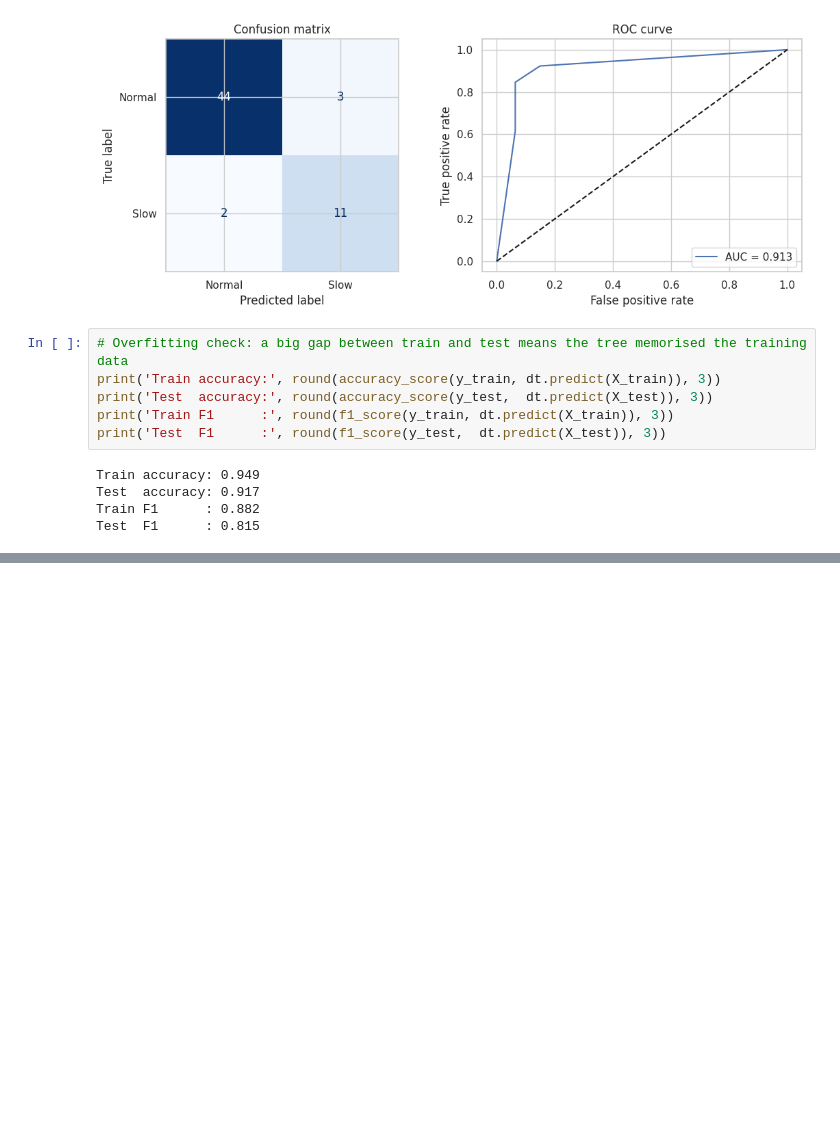
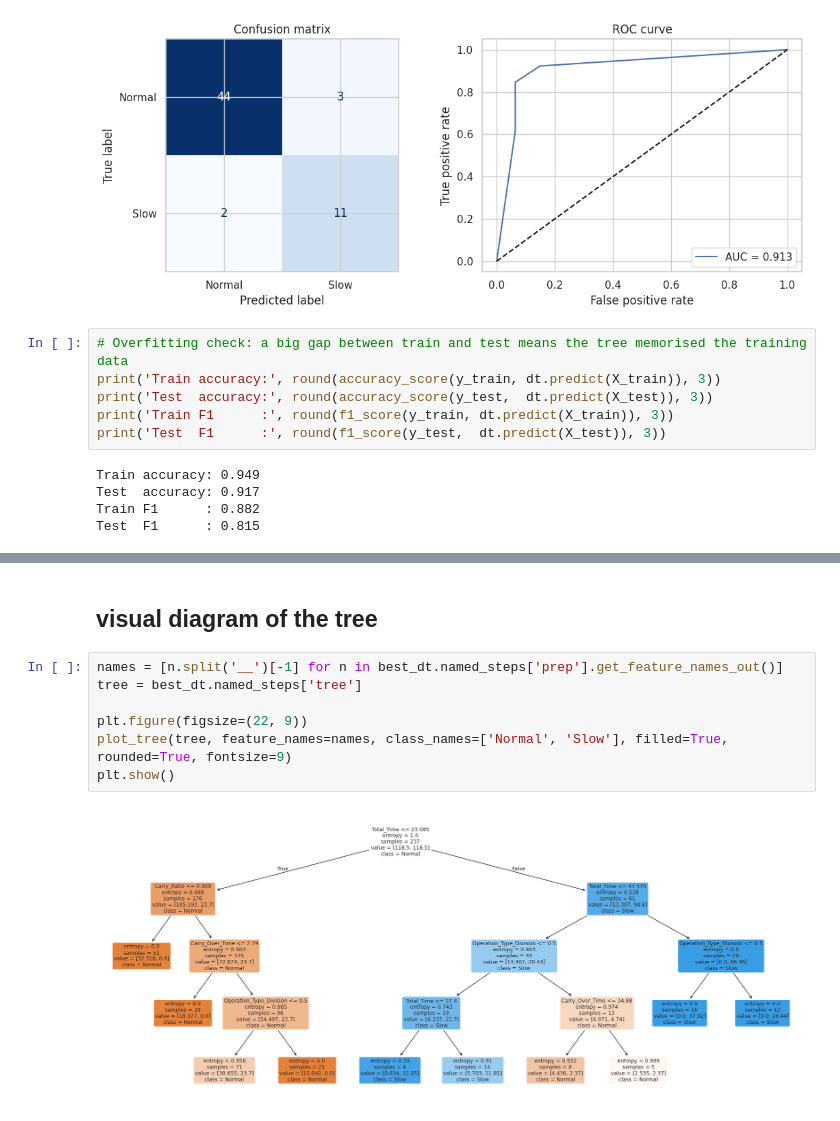
Before and after one commit to Janith303/Sinhala-and-Maths-Model-training-, a Jupyter notebook: notebooks/DT_model_train.ipynb, the cells around one changed output, grey strips where cells are left out. Cells and saved outputs as stored; diff of their text form; blank space fills up the shorter version.

```diff
--- a/notebooks/DT_model_train.ipynb
+++ b/notebooks/DT_model_train.ipynb
@@ -193,0 +376,11 @@ Test  F1      : 0.815
+# %% [markdown]
+## visual diagram of the tree
+# %%
+names = [n.split('__')[-1] for n in best_dt.named_steps['prep'].get_feature_names_out()]
+tree = best_dt.named_steps['tree']
+
+plt.figure(figsize=(22, 9))
+plot_tree(tree, feature_names=names, class_names=['Normal', 'Slow'], filled=True, rounded=True, fontsize=9)
+plt.show()
+# %% [output]
+[figure, added]
```
Also changed, not shown: parts of 15 cells of this notebook.
